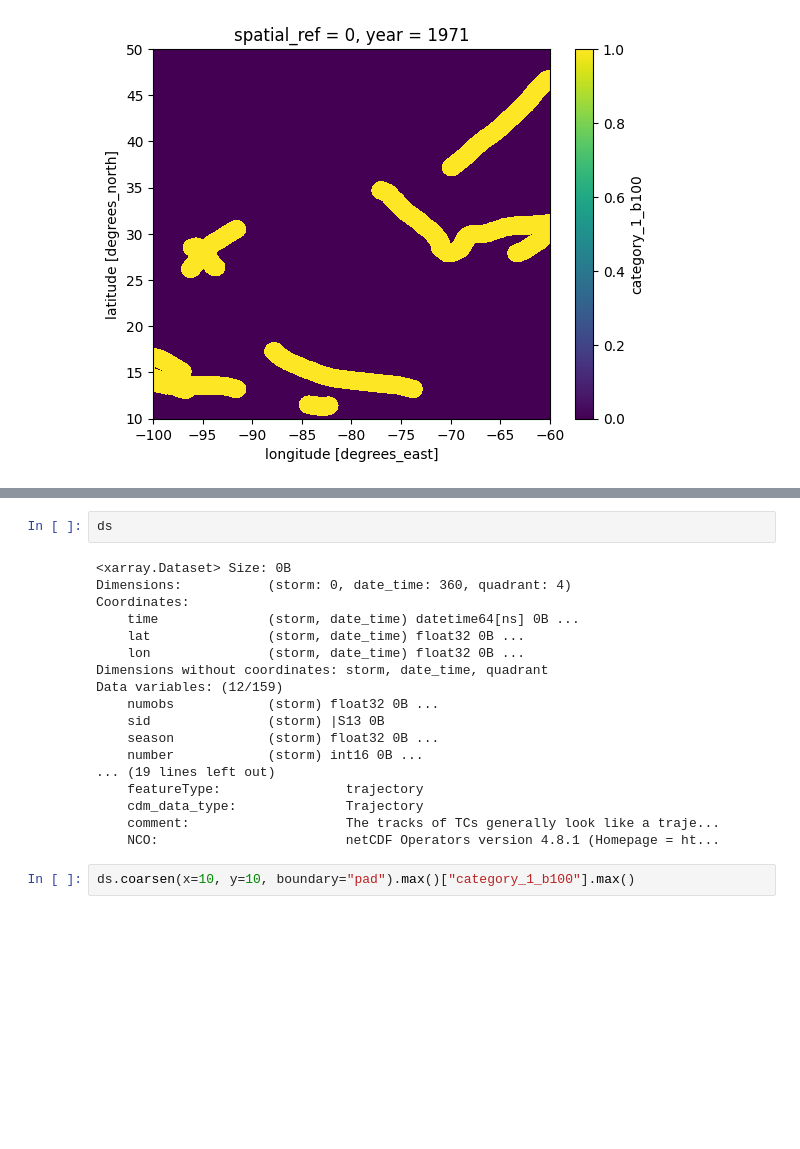
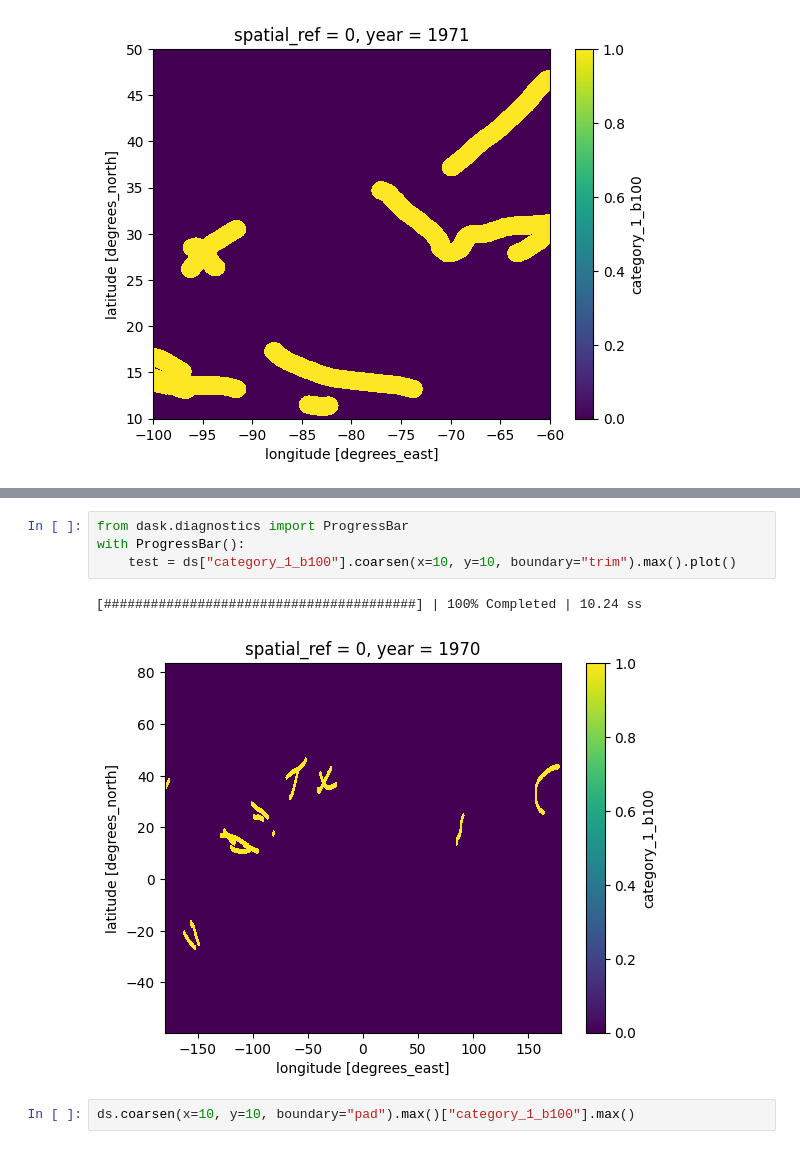
Before and after one commit to Queeno11/CLIENT-v2, a Jupyter notebook: debug.ipynb, the cells around one changed output, grey strips where cells are left out. Cells and saved outputs as stored; diff of their text form; blank space fills up the shorter version.

```diff
--- a/debug.ipynb
+++ b/debug.ipynb
@@ -33,23 +139,10 @@ Cannot find the ecCodes library
-# %%
-ds
-# %% [output]
-<xarray.Dataset> Size: 0B
-Dimensions:           (storm: 0, date_time: 360, quadrant: 4)
-Coordinates:
-    time              (storm, date_time) datetime64[ns] 0B ...
-    lat               (storm, date_time) float32 0B ...
-    lon               (storm, date_time) float32 0B ...
-Dimensions without coordinates: storm, date_time, quadrant
-Data variables: (12/159)
-    numobs            (storm) float32 0B ...
-    sid               (storm) |S13 0B
-    season            (storm) float32 0B ...
-    number            (storm) int16 0B ...
-... (19 lines left out)
-    featureType:                trajectory
-    cdm_data_type:              Trajectory
-    comment:                    The tracks of TCs generally look like a traje...
-    NCO:                        netCDF Operators version 4.8.1 (Homepage = ht...
+# %%
+from dask.diagnostics import ProgressBar
+with ProgressBar():
+    test = ds["category_1_b100"].coarsen(x=10, y=10, boundary="trim").max().plot()
+# %% [output]
+[########################################] | 100% Completed | 10.24 ss
+[figure, added]
 # %%
 ds.coarsen(x=10, y=10, boundary="pad").max()["category_1_b100"].max()
 # %%
```
Also changed, not shown: parts of 16 cells of this notebook.
